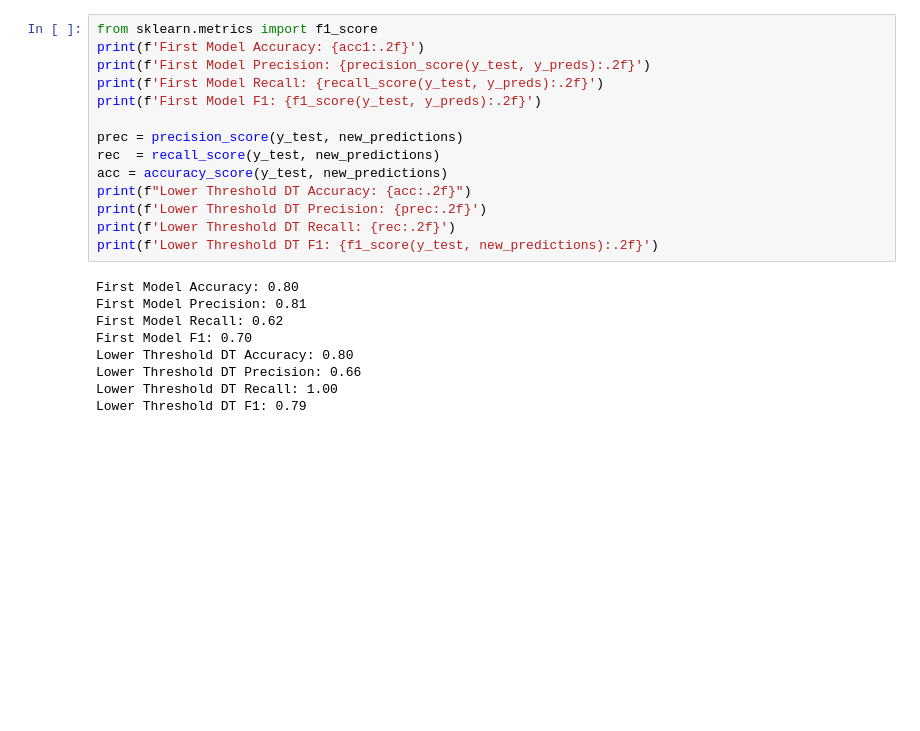
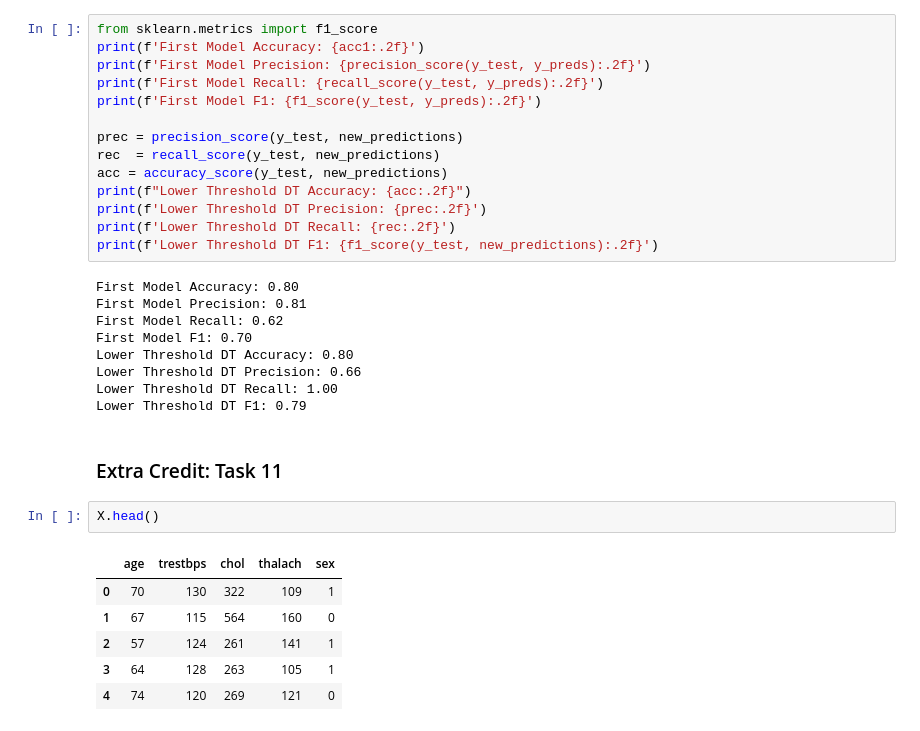
Before and after one commit to JosephTylerSeay/ml_classification_assignment, a Jupyter notebook: classification_assignment.ipynb, the cells around one changed output. Saved outputs shown, nothing was run; the diff lists cells and outputs as text; blank space fills up the shorter version.

```diff
--- a/classification_assignment.ipynb
+++ b/classification_assignment.ipynb
@@ -246,3 +246,14 @@ Lower Threshold DT Accuracy: 0.80
 Lower Threshold DT Precision: 0.66
 Lower Threshold DT Recall: 1.00
 Lower Threshold DT F1: 0.79
+# %% [markdown]
+### Extra Credit: Task 11
+# %%
+X.head()
+# %% [output]
+|  | age | trestbps | chol | thalach | sex |
+| 0 | 70 | 130 | 322 | 109 | 1 |
+| 1 | 67 | 115 | 564 | 160 | 0 |
+| 2 | 57 | 124 | 261 | 141 | 1 |
+| 3 | 64 | 128 | 263 | 105 | 1 |
+| 4 | 74 | 120 | 269 | 121 | 0 |
```
Also changed, not shown: parts of 3 cells of this notebook.
